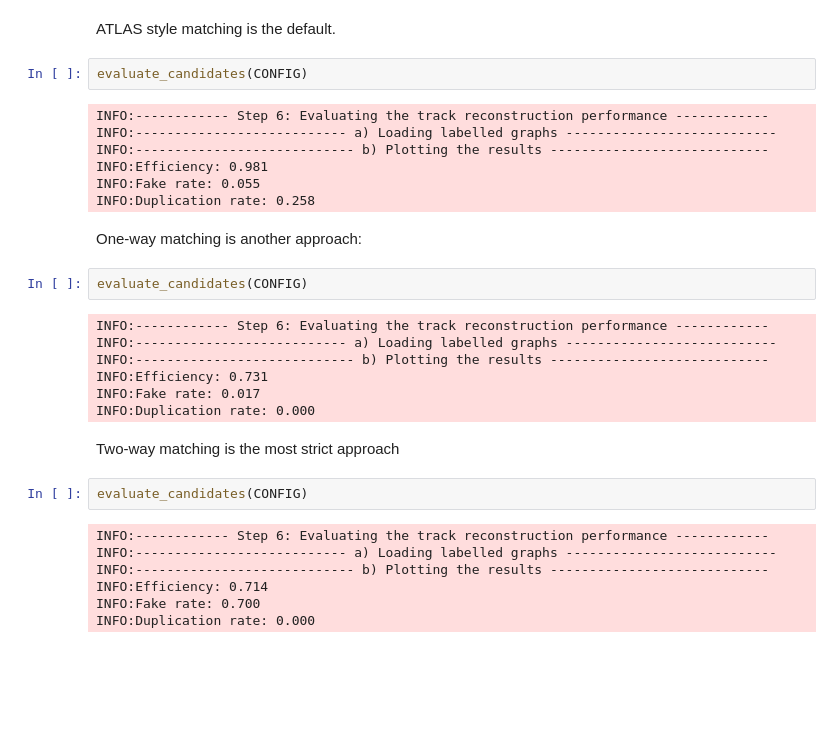
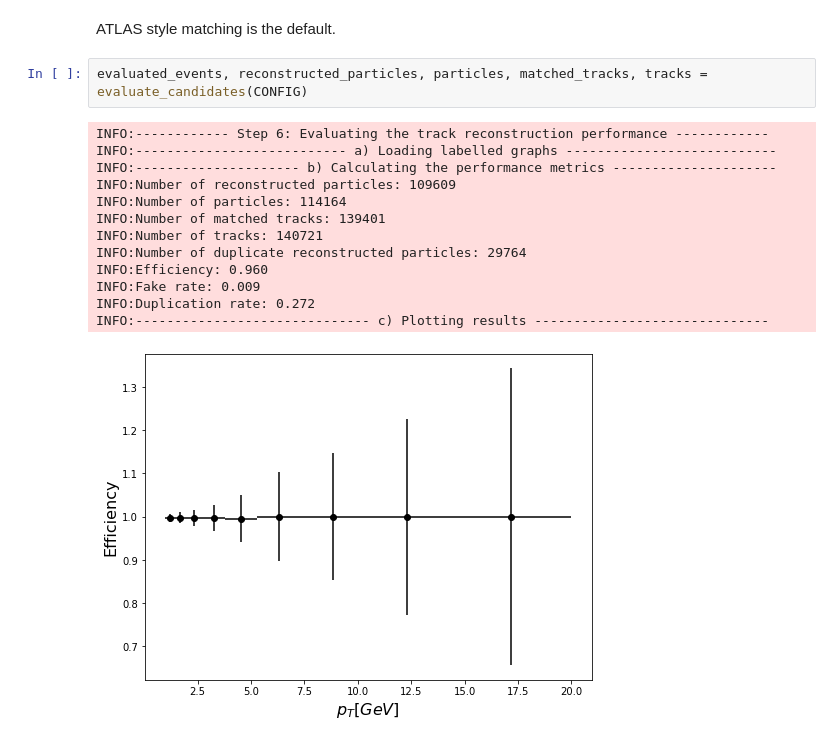
Before and after one commit to HSF-reco-and-software-triggers/Tracking-ML-Exa.TrkX, a Jupyter notebook: Examples/TrackML_Quickstart/DM_run_pipeline.ipynb, the cells around one changed output. Cells and saved outputs as stored; diff of their text form; blank space fills up the shorter version.

Commit message:
Add TrackML example plotting

```diff
--- a/Examples/TrackML_Quickstart/DM_run_pipeline.ipynb
+++ b/Examples/TrackML_Quickstart/DM_run_pipeline.ipynb
@@ -570,34 +504,19 @@ We can control the matching style in the pipeline config file. The following all
 A discussion of each matching style and some worked examples can be found in the [Documentation](https://hsf-reco-and-software-triggers.github.io/Tracking-ML-Exa.TrkX/performance/matching_definitions/).
 # %% [markdown]
 ATLAS style matching is the default.
-# %%
-evaluate_candidates(CONFIG)
-# %% [output]
-INFO:------------ Step 6: Evaluating the track reconstruction performance ------------
-INFO:--------------------------- a) Loading labelled graphs ---------------------------
-INFO:---------------------------- b) Plotting the results ----------------------------
-INFO:Efficiency: 0.981
-INFO:Fake rate: 0.055
-INFO:Duplication rate: 0.258
-# %% [markdown]
-One-way matching is another approach:
-# %%
-evaluate_candidates(CONFIG)
-# %% [output]
-INFO:------------ Step 6: Evaluating the track reconstruction performance ------------
-INFO:--------------------------- a) Loading labelled graphs ---------------------------
-INFO:---------------------------- b) Plotting the results ----------------------------
-INFO:Efficiency: 0.731
-INFO:Fake rate: 0.017
-INFO:Duplication rate: 0.000
-# %% [markdown]
-Two-way matching is the most strict approach
-# %%
-evaluate_candidates(CONFIG)
-# %% [output]
-INFO:------------ Step 6: Evaluating the track reconstruction performance ------------
-INFO:--------------------------- a) Loading labelled graphs ---------------------------
-INFO:---------------------------- b) Plotting the results ----------------------------
-INFO:Efficiency: 0.714
-INFO:Fake rate: 0.700
-INFO:Duplication rate: 0.000
+# %%
+evaluated_events, reconstructed_particles, particles, matched_tracks, tracks = evaluate_candidates(CONFIG)
+# %% [output]
+INFO:------------ Step 6: Evaluating the track reconstruction performance ------------
+INFO:--------------------------- a) Loading labelled graphs ---------------------------
+INFO:--------------------- b) Calculating the performance metrics ---------------------
+INFO:Number of reconstructed particles: 109609
+INFO:Number of particles: 114164
+INFO:Number of matched tracks: 139401
+INFO:Number of tracks: 140721
+INFO:Number of duplicate reconstructed particles: 29764
+INFO:Efficiency: 0.960
+INFO:Fake rate: 0.009
+INFO:Duplication rate: 0.272
+INFO:------------------------------ c) Plotting results ------------------------------
+[figure, added]
```
Also changed, not shown: parts of 2 cells of this notebook, 10 other files.
